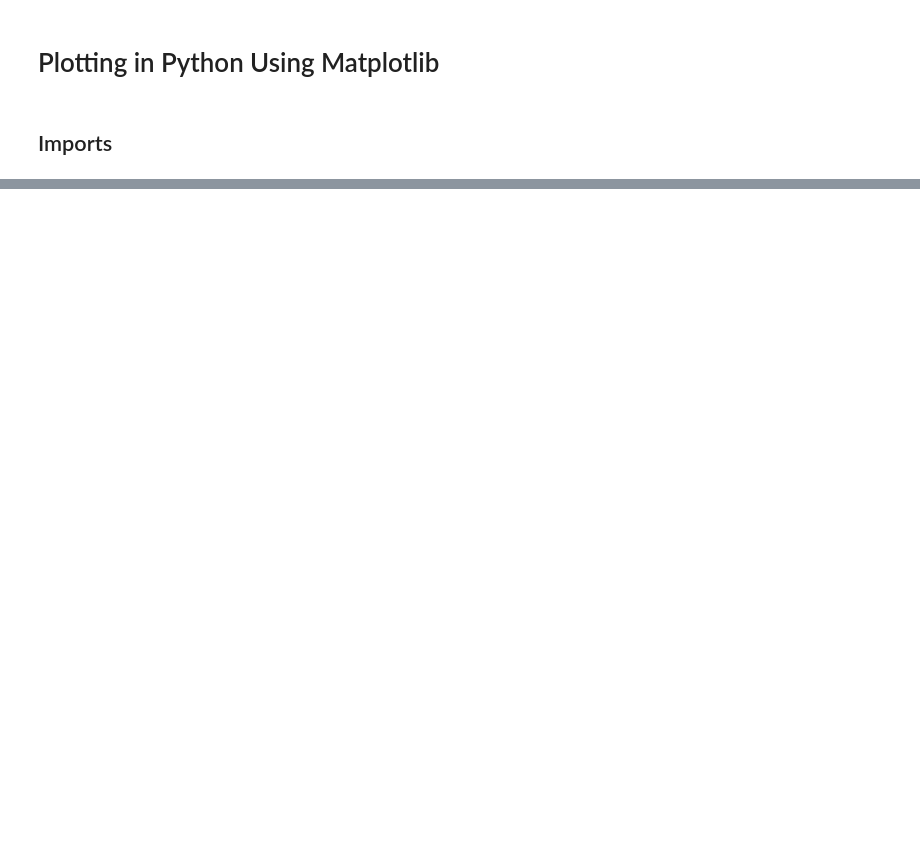
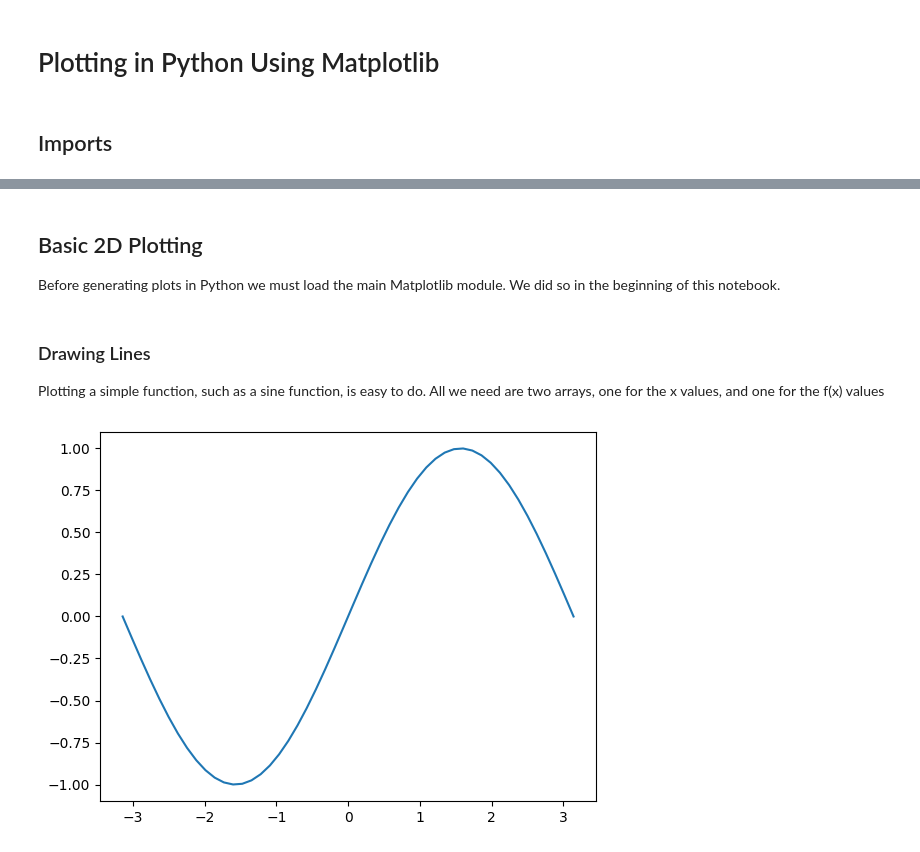
Before and after one commit to raopremrao/Learning-QuTip, a Jupyter notebook: Example Notebooks/01_Python Introduction/003_Matplotlib_Plotting.ipynb, the cells around one changed output, grey strips where cells are left out. Saved outputs shown, nothing was run; the diff lists cells and outputs as text; code cells hidden in the pictures; blank space fills up the shorter version.

Commit message:
Drawing Lines

```diff
--- a/Example Notebooks/01_Python Introduction/003_Matplotlib_Plotting.ipynb
+++ b/Example Notebooks/01_Python Introduction/003_Matplotlib_Plotting.ipynb
@@ -35,0 +42,15 @@ To toggle on/off the raw code, click
+# %% [markdown]
+## Basic 2D Plotting
+
+Before generating plots in Python we must load the main Matplotlib module. We did so in the beginning of this notebook.
+# %% [markdown]
+### Drawing Lines
+
+Plotting a simple function, such as a sine function, is easy to do. All we need are two arrays, one for the x values, and one for the f(x) values
+# %%
+x = np.linspace(-np.pi, np.pi)
+y = np.sin(x)
+plt.plot(x, y)
+plt.show()
+# %% [output]
+[figure, added]
```
Also changed, not shown: parts of 13 cells of this notebook.
